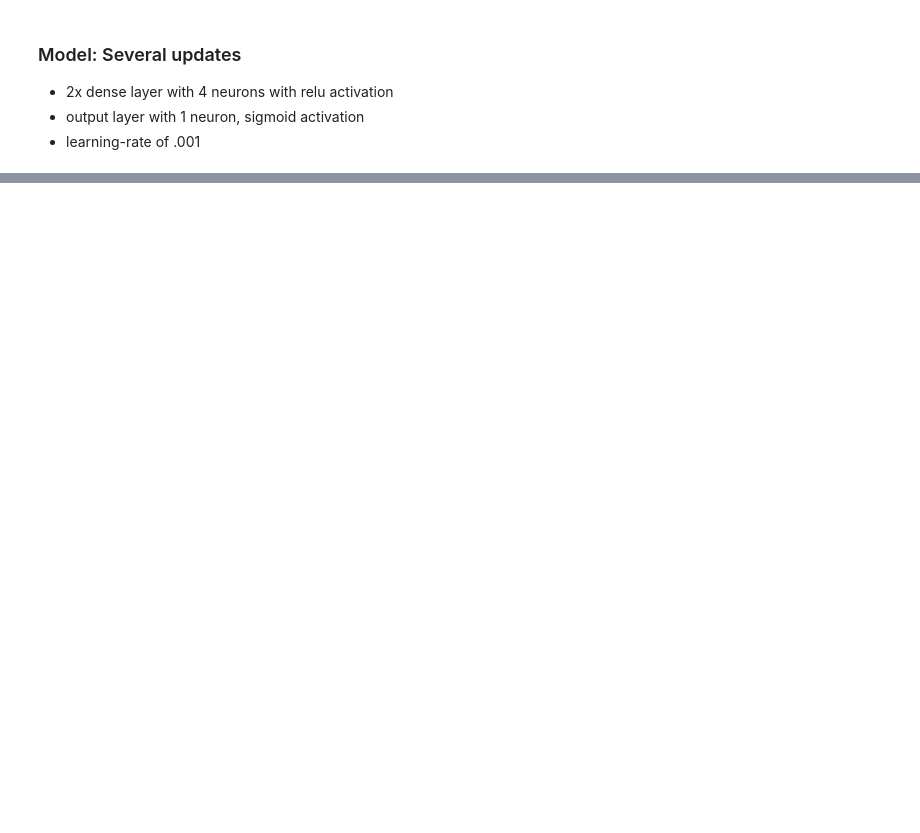
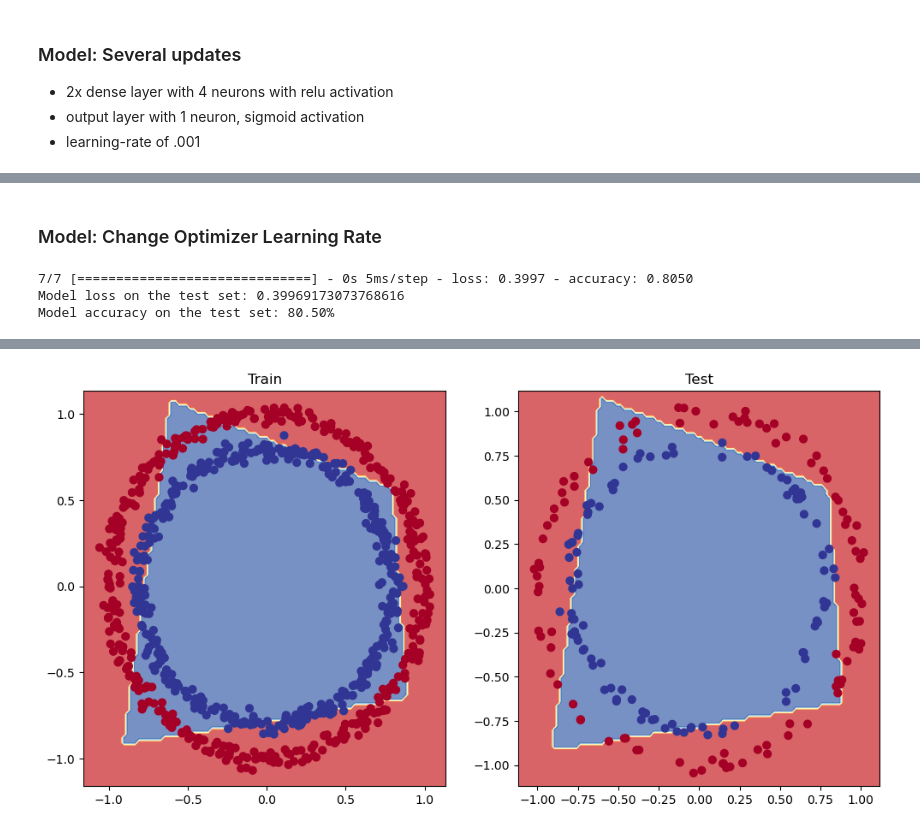
Before and after one commit to imagineLife/next-big-site, a Jupyter notebook: public/notebooks/classification-intro.ipynb, the cells around one changed output, grey strips where cells are left out. Drawn from its saved outputs; the diff is of its cells as text; code cells hidden in the pictures; blank space fills up the shorter version.

```diff
--- a/public/notebooks/classification-intro.ipynb
+++ b/public/notebooks/classification-intro.ipynb
@@ -287,0 +289,45 @@ doing binary classifcation...
+# %% [markdown]
+### Model: Change Optimizer Learning Rate
+# %%
+# testDataPercentage = .15 # how much of our data should we use for "testing"
+# randomVal = 42
+# feature_training_data, feature_testing_data, label_training_data, label_testing_data = train_test_split(X,
+#                                                     y,
+#                                                     test_size=testDataPercentage,
+#                                                     random_state=randomVal) # set random state for reproducible splits
+
+
+# Split data into train and test sets
+feature_training_data, label_training_data = X[:800], y[:800] # 80% of the data for the training set
+feature_testing_data, label_testing_data = X[800:], y[800:] # 20% of the data for the test set
+# %%
+m6 = tf.keras.Sequential()
+m6.add(denseRelu4)
+m6.add(denseRelu4)
+m6.add(denseSigmoid1)
+
+# Compile the model
+m6.compile(loss=tf.keras.losses.binary_crossentropy,
+                optimizer=tf.keras.optimizers.Adam(learning_rate=0.01), # increase learning rate from 0.001 to 0.01 for faster learning
+                metrics=['accuracy'])
+
+# Fit the model
+m6History = m6.fit(feature_training_data, label_training_data, epochs=30, verbose=0)
+# %%
+loss, accuracy = m6.evaluate(feature_testing_data, label_testing_data)
+print(f"Model loss on the test set: {loss}")
+print(f"Model accuracy on the test set: {100*accuracy:.2f}%")
+# %% [output]
+7/7 [==============================] - 0s 5ms/step - loss: 0.3997 - accuracy: 0.8050
+Model loss on the test set: 0.39969173073768616
+Model accuracy on the test set: 80.50%
+# %%
+plt.figure(figsize=(12, 6))
+plt.subplot(1, 2, 1)
+plt.title("Train")
+plot_decision_boundary(m6, X=feature_training_data, y=label_training_data)
+plt.subplot(1, 2, 2)
+plt.title("Test")
+plot_decision_boundary(m6, X=feature_testing_data, y=label_testing_data)
+plt.show()
+# %% [output]
@@ -287,0 +338 @@ doing binary classifcation...
+[figure, added]
```
Also changed, not shown: parts of 20 cells of this notebook.
